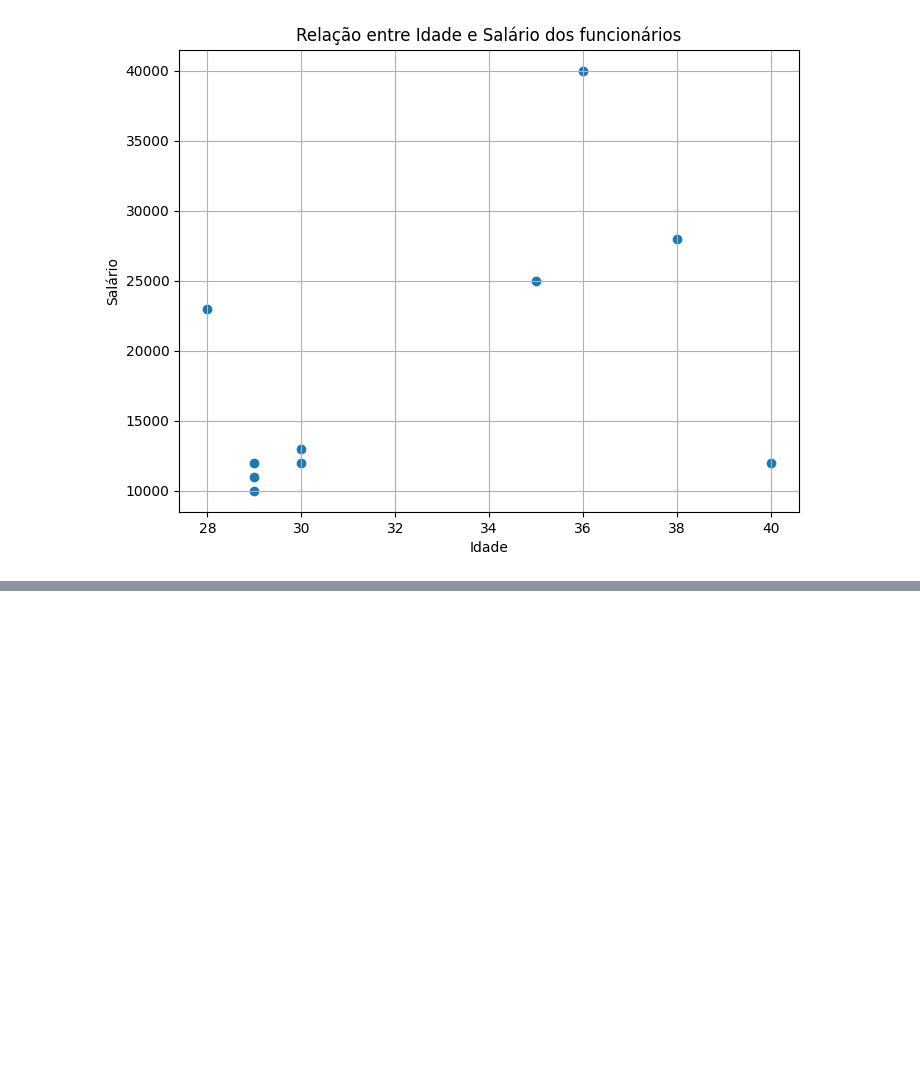
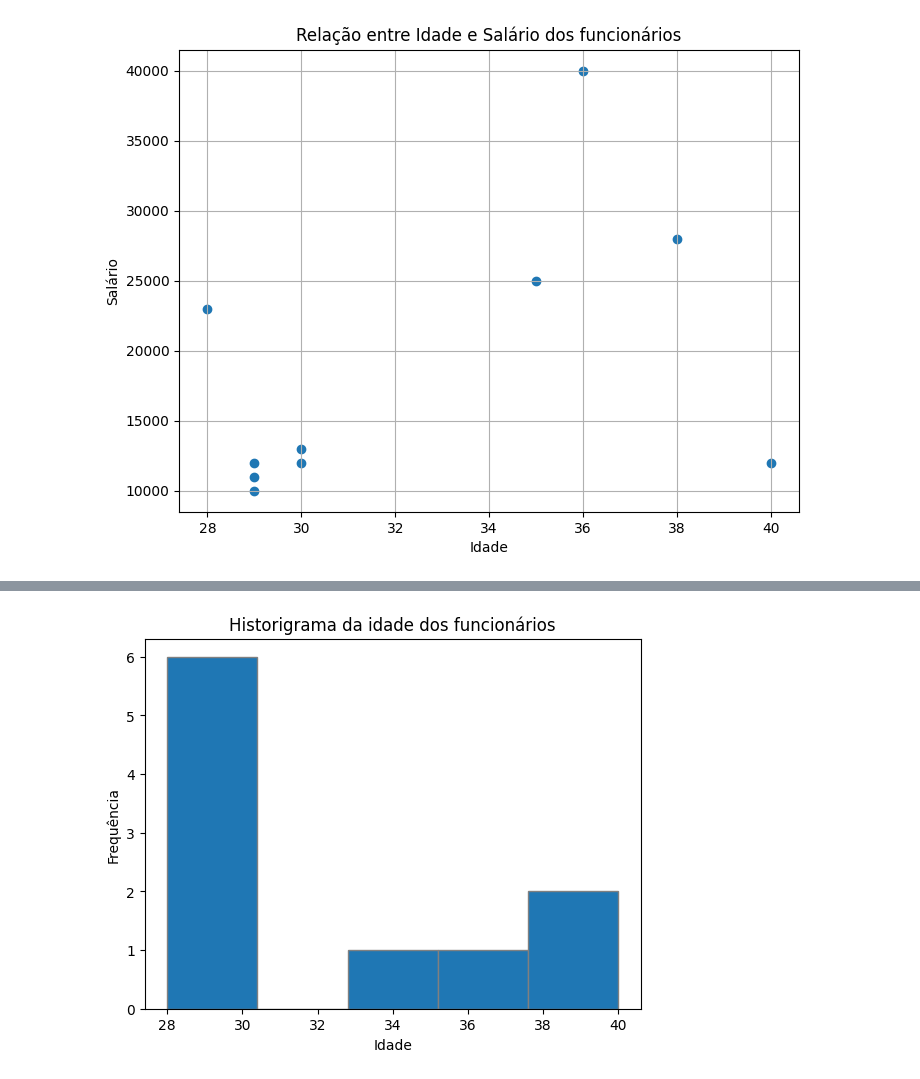
Before and after one commit to FFelisbino/Trabalho, a Jupyter notebook: Graficos.ipynb, the cells around one changed output, grey strips where cells are left out. Drawn from its saved outputs; the diff is of its cells as text; code cells hidden in the pictures; blank space fills up the shorter version.

```diff
--- a/Graficos.ipynb
+++ b/Graficos.ipynb
@@ -307,0 +283,8 @@ plt.show()
+# %%
+plt.hist(df['idade'], bins=5, edgecolor='grey')
+plt.title('Historigrama da idade dos funcionários')
+plt.xlabel('Idade')
+plt.ylabel('Frequência')
+plt.show()
+# %% [output]
+[figure, added]
```
Also changed, not shown: parts of 37 cells of this notebook.
